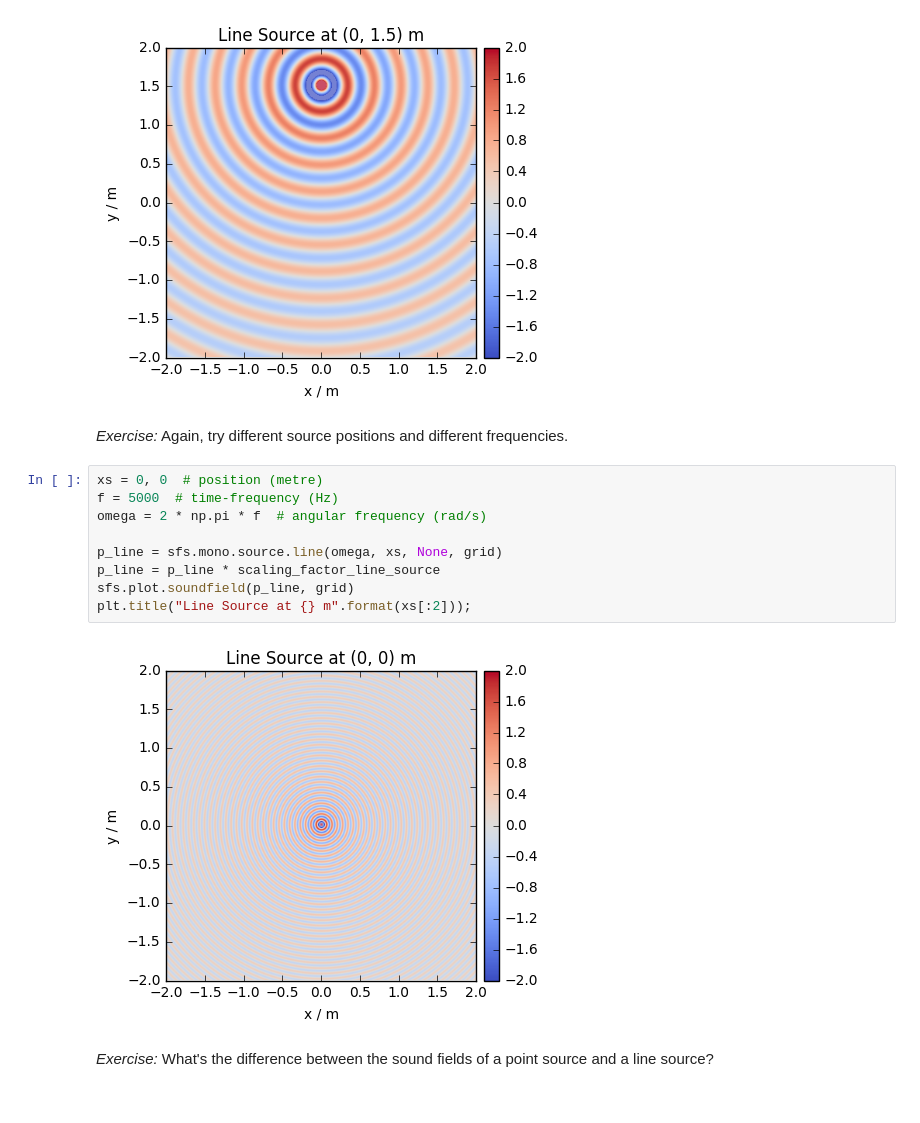
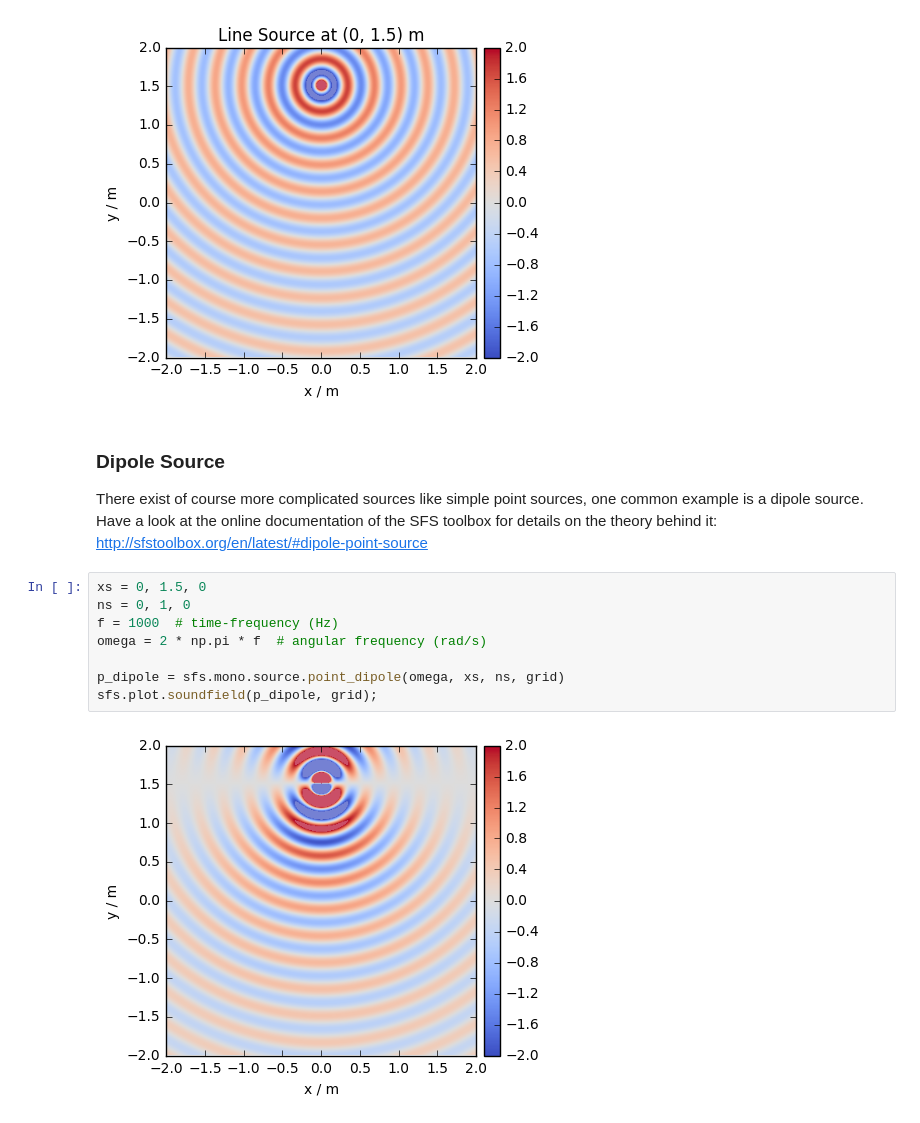
Before and after one commit to hagenw/audiotechnology-examples, a Jupyter notebook: 03_acoustics.ipynb, the cells around one changed output. Drawn from its saved outputs; the diff is of its cells as text.

```diff
--- a/03_acoustics.ipynb
+++ b/03_acoustics.ipynb
@@ -226,18 +206,18 @@ sfs.plot.soundfield(p_line, grid)
 plt.title("Line Source at {} m".format(xs[:2]));
 # %% [output]
 [figure]
-# %% [markdown]
-*Exercise:* Again, try different source positions and different frequencies.
+# %% [markdown]
+### Dipole Source
+
+There exist of course more complicated sources like simple point sources, one common example is a dipole source.
+Have a look at the online documentation of the SFS toolbox for details on the theory behind it: http://sfstoolbox.org/en/latest/#dipole-point-source
 # %%
-xs = 0, 0  # position (metre)
-f = 5000  # time-frequency (Hz)
+xs = 0, 1.5, 0
+ns = 0, 1, 0
+f = 1000  # time-frequency (Hz)
 omega = 2 * np.pi * f  # angular frequency (rad/s)
 
-p_line = sfs.mono.source.line(omega, xs, None, grid)
-p_line = p_line * scaling_factor_line_source
-sfs.plot.soundfield(p_line, grid)
-plt.title("Line Source at {} m".format(xs[:2]));
+p_dipole = sfs.mono.source.point_dipole(omega, xs, ns, grid)
+sfs.plot.soundfield(p_dipole, grid);
 # %% [output]
-[figure, old version]
+[figure, new version]
-# %% [markdown]
-*Exercise:* What's the difference between the sound fields of a point source and a line source?
```
Also changed, not shown: parts of 29 cells of this notebook.
